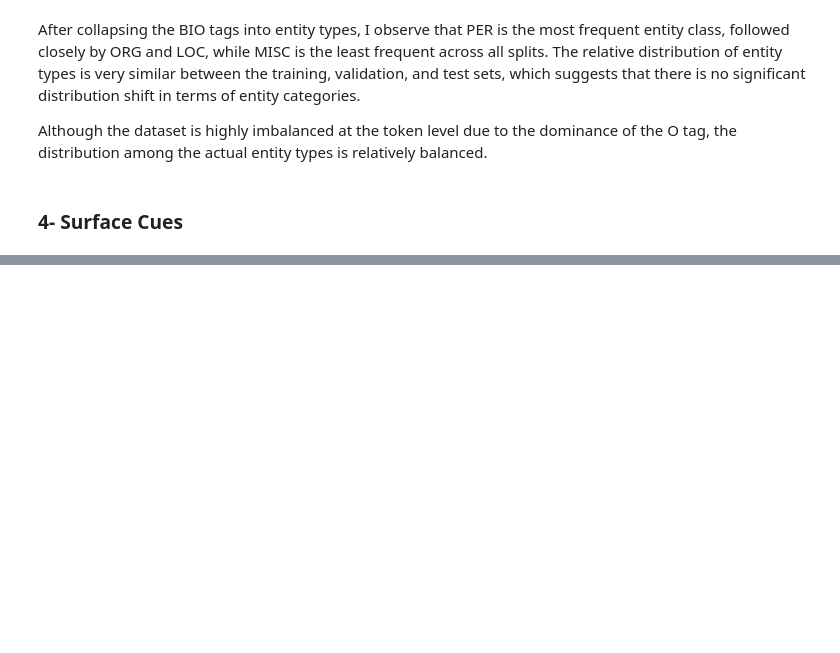
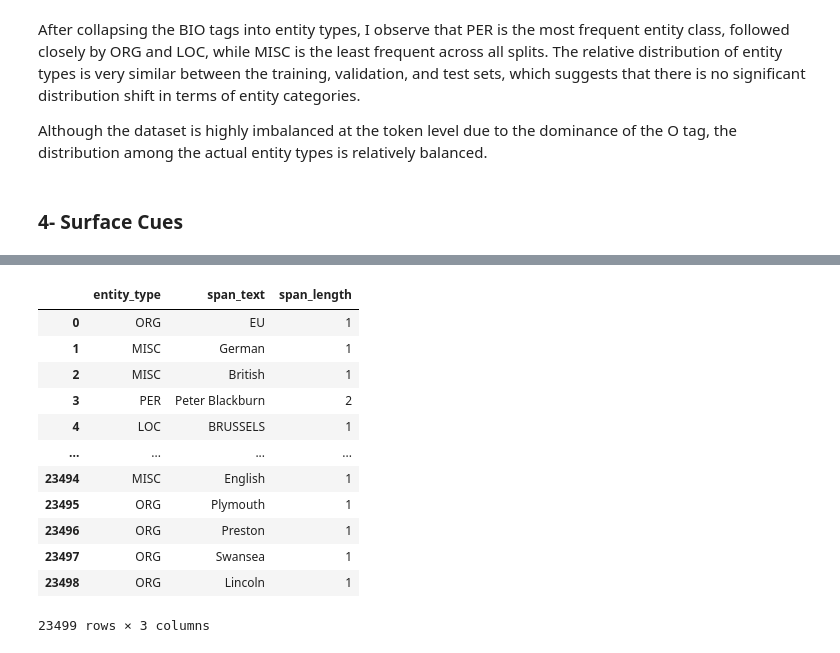
Before and after one commit to Efemirkan/ner-comparison-project, a Jupyter notebook: notebooks/00_data_exploration.ipynb, the cells around one changed output, grey strips where cells are left out. Cells and saved outputs as stored; diff of their text form; code cells hidden in the pictures; blank space fills up the shorter version.

```diff
--- a/notebooks/00_data_exploration.ipynb
+++ b/notebooks/00_data_exploration.ipynb
@@ -422,0 +525,17 @@ Although the dataset is highly imbalanced at the token level due to the dominanc
+# %%
+entity_span_df = extract_entity_spans(train_sents, train_tags)
+entity_span_df
+# %% [output]
+|  | entity_type | span_text | span_length |
+| 0 | ORG | EU | 1 |
+| 1 | MISC | German | 1 |
+| 2 | MISC | British | 1 |
+| 3 | PER | Peter Blackburn | 2 |
+| 4 | LOC | BRUSSELS | 1 |
+| ... | ... | ... | ... |
+| 23494 | MISC | English | 1 |
+| 23495 | ORG | Plymouth | 1 |
+| 23496 | ORG | Preston | 1 |
+| 23497 | ORG | Swansea | 1 |
+| 23498 | ORG | Lincoln | 1 |
+23499 rows × 3 columns
```
Also changed, not shown: parts of 29 cells of this notebook, 3 other files.
